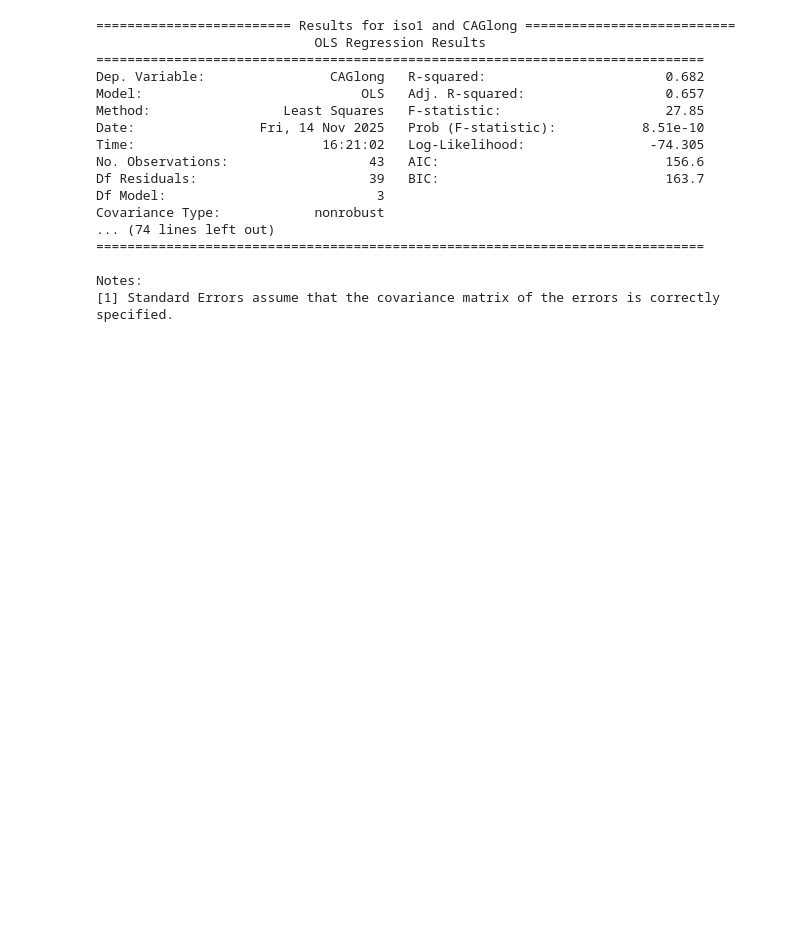
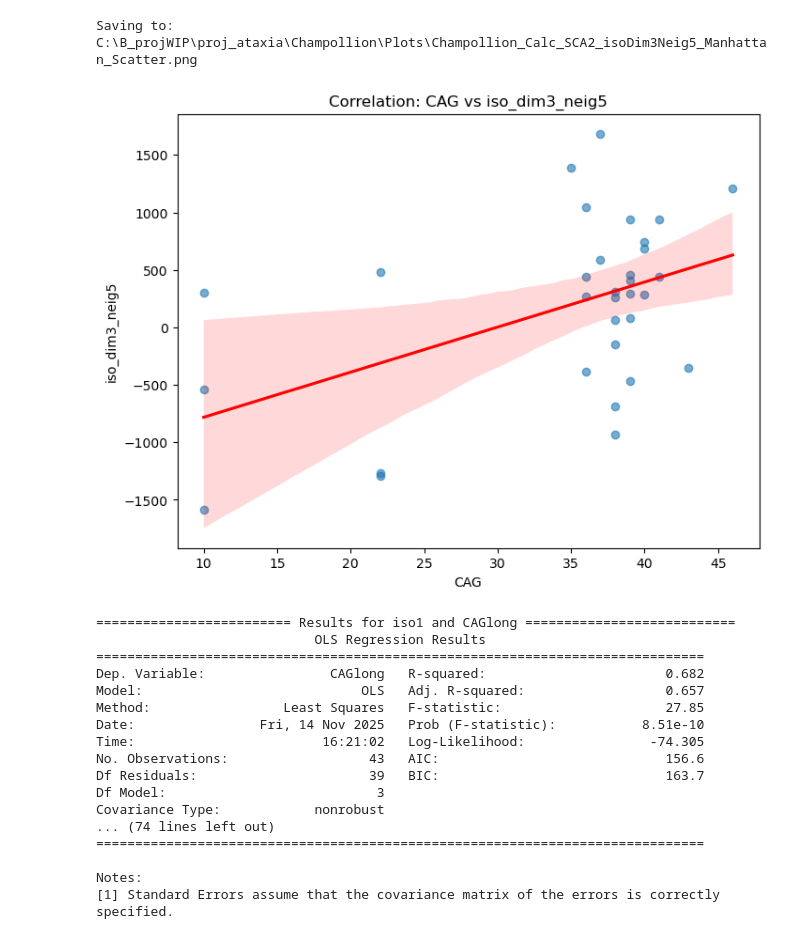
Before and after one commit to zhongyi-sun/Ruisseau_stats_2026, a Jupyter notebook: SCA_Champollion_Region_LM.ipynb, the cells around one changed output. Cells and saved outputs as stored; diff of their text form; code cells hidden in the pictures; blank space fills up the shorter version.

```diff
--- a/SCA_Champollion_Region_LM.ipynb
+++ b/SCA_Champollion_Region_LM.ipynb
@@ -188 +192,30 @@ cur_info = merged_info
+# %%
+inChampF = rf"\B_projWIP\proj_{curProject}\Champollion\Manhattan\Atril_Biosca_Cermoi_iso_u_with_info_sca_2\FPO-SCu-ScCal_right_name07-15-26--174_embeddings_iso_u_INFO.csv"
+merged_info = pd.read_csv(inChampF,index_col=0,header=0)
+# %%
+############################  scatter based on the data defined above  ############################
+
+cur_data = merged_info.copy()
+class_variable = 'CAG'  # Independent Variable (X)
+curX = 'iso_dim3_neig5' #'iso_dim1_neig5' # Dependent Variable (Y)
+
+# Use regplot to get the scatter points PLUS a regression line
+plt.figure(figsize=(8, 6))
+sns.regplot(data=cur_data, x=class_variable, y=curX,
+            scatter_kws={'alpha':0.6},
+            line_kws={'color':'red'})
+
+# Dynamic title based on your variables
+plt.title(f'Correlation: {class_variable} vs {curX}')
+
+curPlotName = rf'{curRoot}:\B_projWIP\proj_{curProject}\Champollion\Plots\Champollion_Calc_SCA2_isoDim3Neig5_Manhattan_Scatter.png'
+print(f"Saving to: {curPlotName}")
+
+# Uncomment these to save
+#plt.savefig(curPlotName, dpi=300, bbox_inches='tight')
+#plt.show() # Recommended to see it before closing
+#plt.close()
+# %% [output]
+Saving to: C:\B_projWIP\proj_ataxia\Champollion\Plots\Champollion_Calc_SCA2_isoDim3Neig5_Manhattan_Scatter.png
+[figure, added]
 # %%
```
Also changed, not shown: parts of 6 cells of this notebook, 4 other files.
